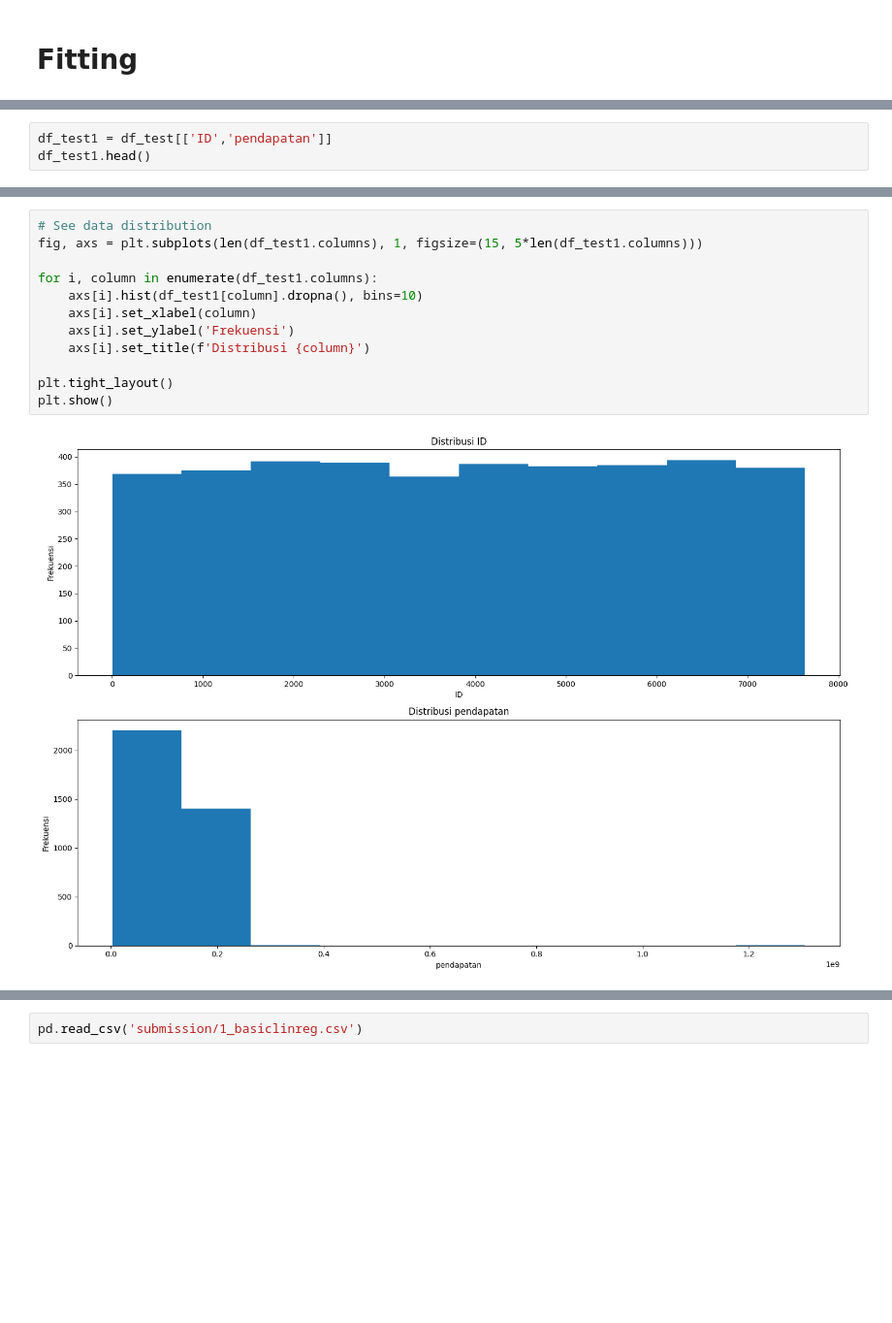
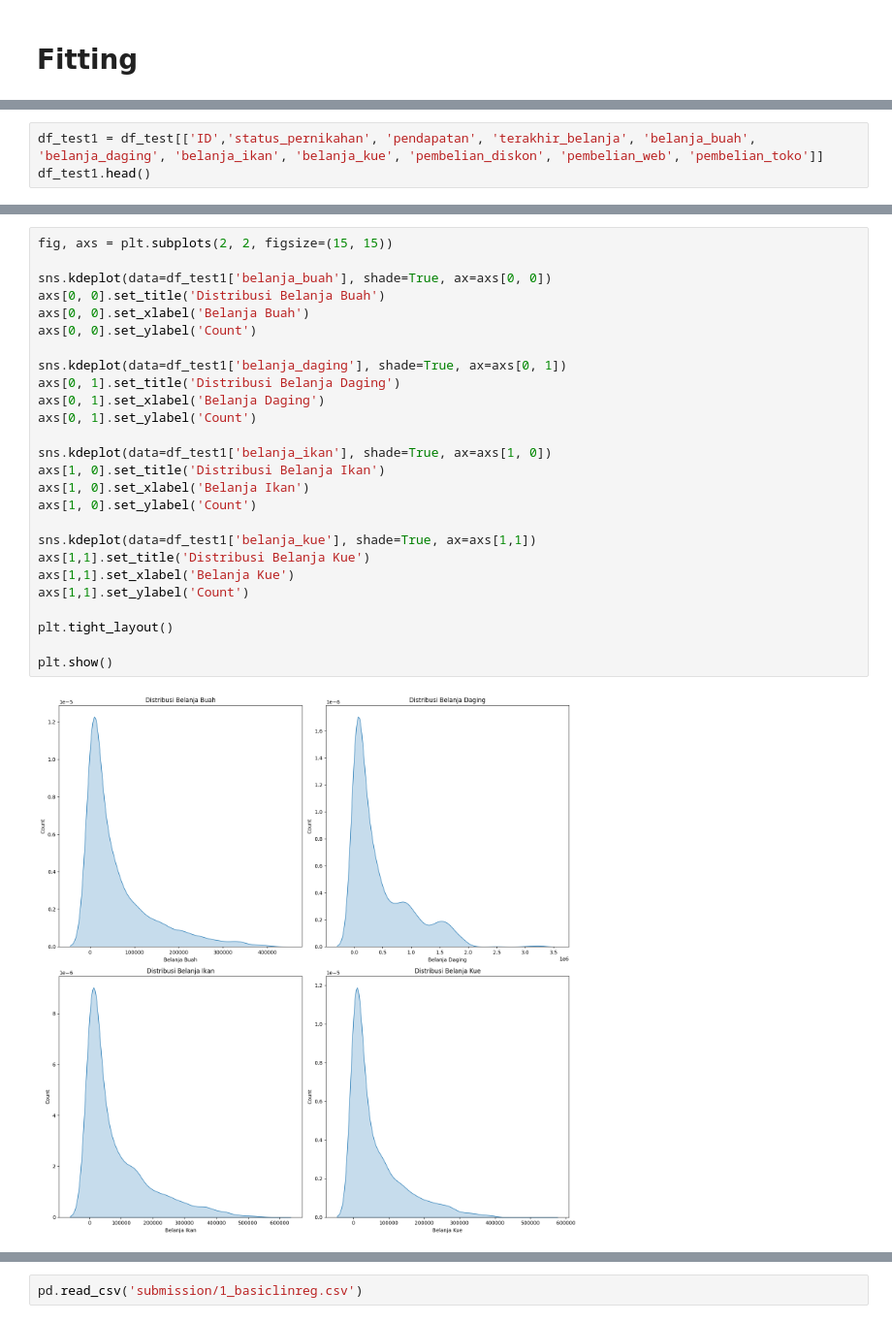
Before and after one commit to xylamaharani/FindIT-Kaggle-Competition, a Jupyter notebook: findit24.ipynb, the cells around one changed output, grey strips where cells are left out. Shown at 97% size. Saved outputs shown, nothing was run; the diff lists cells and outputs as text; blank space fills up the shorter version.

```diff
--- a/findit24.ipynb
+++ b/findit24.ipynb
@@ -612,4 +785,4 @@ plt.plot(X_test, y_pred, color='red', label='Predicted')
 # %%
-df_test1 = df_test[['ID','pendapatan']]
+df_test1 = df_test[['ID','status_pernikahan', 'pendapatan', 'terakhir_belanja', 'belanja_buah', 'belanja_daging', 'belanja_ikan', 'belanja_kue', 'pembelian_diskon', 'pembelian_web', 'pembelian_toko']]
 df_test1.head()
 # %% [output]
@@ -628,15 +810,29 @@ dtype: int64
 # %%
-# See data distribution
-fig, axs = plt.subplots(len(df_test1.columns), 1, figsize=(15, 5*len(df_test1.columns)))
+fig, axs = plt.subplots(2, 2, figsize=(15, 15))
 
-for i, column in enumerate(df_test1.columns):
-    axs[i].hist(df_test1[column].dropna(), bins=10)
-    axs[i].set_xlabel(column)
-    axs[i].set_ylabel('Frekuensi')
-    axs[i].set_title(f'Distribusi {column}')
+sns.kdeplot(data=df_test1['belanja_buah'], shade=True, ax=axs[0, 0])
+axs[0, 0].set_title('Distribusi Belanja Buah')
+axs[0, 0].set_xlabel('Belanja Buah')
+axs[0, 0].set_ylabel('Count')
+
+sns.kdeplot(data=df_test1['belanja_daging'], shade=True, ax=axs[0, 1])
+axs[0, 1].set_title('Distribusi Belanja Daging')
+axs[0, 1].set_xlabel('Belanja Daging')
+axs[0, 1].set_ylabel('Count')
+
+sns.kdeplot(data=df_test1['belanja_ikan'], shade=True, ax=axs[1, 0])
+axs[1, 0].set_title('Distribusi Belanja Ikan')
+axs[1, 0].set_xlabel('Belanja Ikan')
+axs[1, 0].set_ylabel('Count')
+
+sns.kdeplot(data=df_test1['belanja_kue'], shade=True, ax=axs[1,1])
+axs[1,1].set_title('Distribusi Belanja Kue')
+axs[1,1].set_xlabel('Belanja Kue')
+axs[1,1].set_ylabel('Count')
 
 plt.tight_layout()
+
 plt.show()
 # %% [output]
-[figure, old version]
+[figure, new version]
 # %%
```
Also changed, not shown: parts of 121 cells of this notebook, 6 other files.
